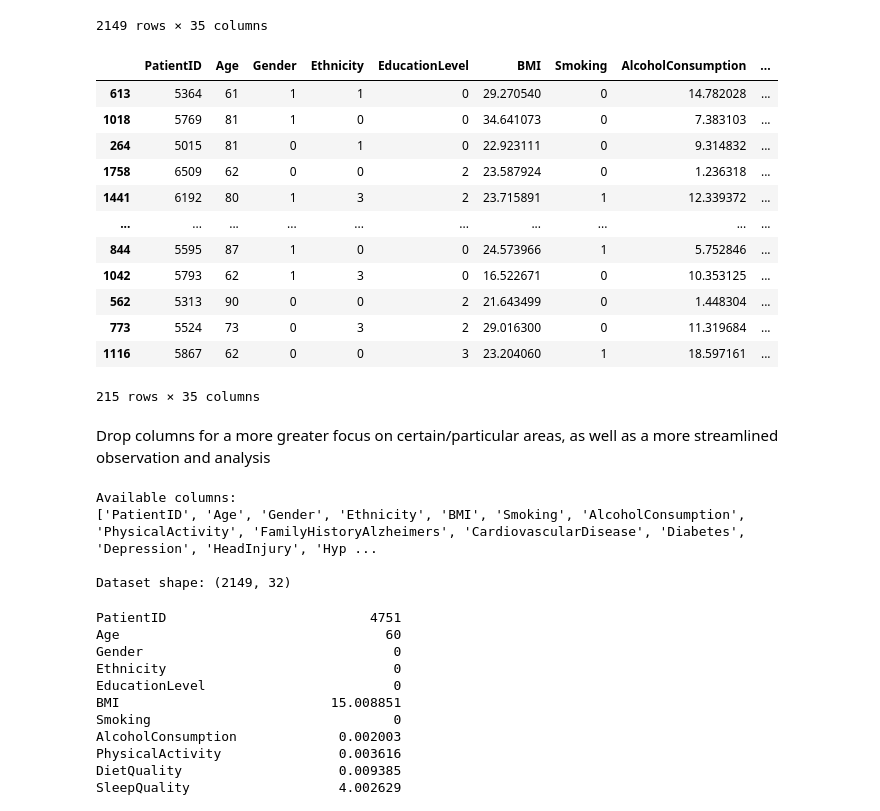
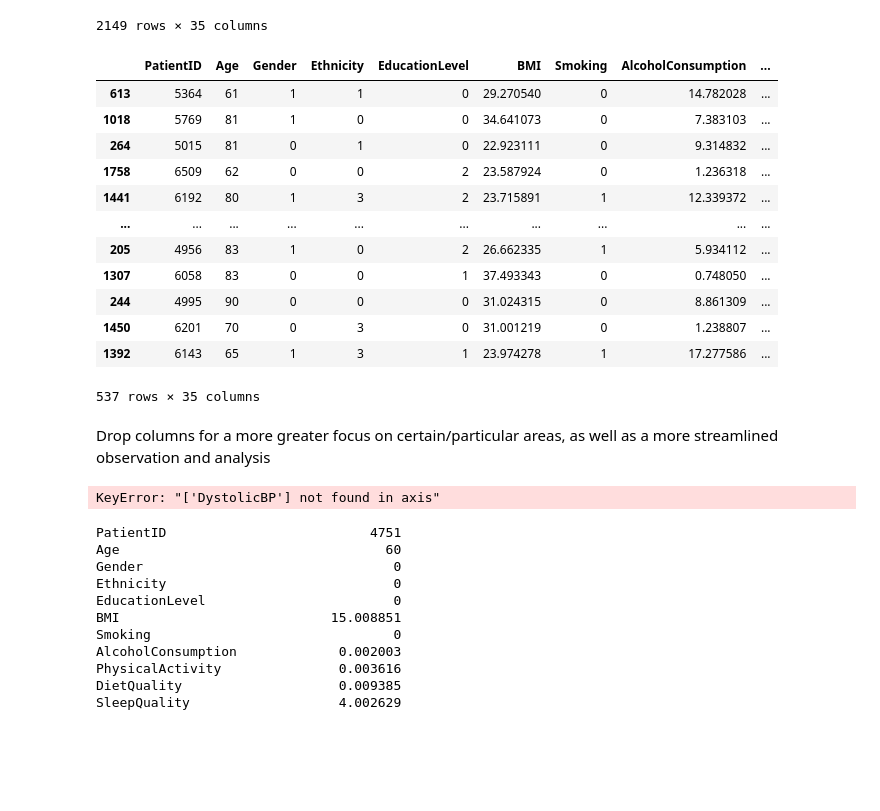
Before and after one commit to FrankiePB95/healthcare-and-public-health, a Jupyter notebook: jupyter_notebooks/Notebook_Template.ipynb, the cells around one changed output. Drawn from its saved outputs; the diff is of its cells as text; code cells hidden in the pictures; blank space fills up the shorter version.

Commit message:
load the sampled state to a new variable as the current dataframe, update markdown and drop further columns

```diff
--- a/jupyter_notebooks/Notebook_Template.ipynb
+++ b/jupyter_notebooks/Notebook_Template.ipynb
@@ -154,25 +155,26 @@ df
 | 2148 | 6899 | 72 | 0 | 0 | 2 | 33.289738 | 0 | 7.890703 | ... |
 2149 rows × 35 columns
 # %%
-df.sample(frac=0.1, random_state=10)
+df = df.sample(frac=0.25, random_state=10)
+df
 # %% [output]
 |  | PatientID | Age | Gender | Ethnicity | EducationLevel | BMI | Smoking | AlcoholConsumption | ... |
 | 613 | 5364 | 61 | 1 | 1 | 0 | 29.270540 | 0 | 14.782028 | ... |
 | 1018 | 5769 | 81 | 1 | 0 | 0 | 34.641073 | 0 | 7.383103 | ... |
 | 264 | 5015 | 81 | 0 | 1 | 0 | 22.923111 | 0 | 9.314832 | ... |
 | 1758 | 6509 | 62 | 0 | 0 | 2 | 23.587924 | 0 | 1.236318 | ... |
 | 1441 | 6192 | 80 | 1 | 3 | 2 | 23.715891 | 1 | 12.339372 | ... |
 | ... | ... | ... | ... | ... | ... | ... | ... | ... | ... |
-| 844 | 5595 | 87 | 1 | 0 | 0 | 24.573966 | 1 | 5.752846 | ... |
-| 1042 | 5793 | 62 | 1 | 3 | 0 | 16.522671 | 0 | 10.353125 | ... |
-| 562 | 5313 | 90 | 0 | 0 | 2 | 21.643499 | 0 | 1.448304 | ... |
-| 773 | 5524 | 73 | 0 | 3 | 2 | 29.016300 | 0 | 11.319684 | ... |
-| 1116 | 5867 | 62 | 0 | 0 | 3 | 23.204060 | 1 | 18.597161 | ... |
+| 205 | 4956 | 83 | 1 | 0 | 2 | 26.662335 | 1 | 5.934112 | ... |
+| 1307 | 6058 | 83 | 0 | 0 | 1 | 37.493343 | 0 | 0.748050 | ... |
+| 244 | 4995 | 90 | 0 | 0 | 0 | 31.024315 | 0 | 8.861309 | ... |
+| 1450 | 6201 | 70 | 0 | 3 | 0 | 31.001219 | 0 | 1.238807 | ... |
+| 1392 | 6143 | 65 | 1 | 3 | 1 | 23.974278 | 1 | 17.277586 | ... |
-215 rows × 35 columns
+537 rows × 35 columns
 # %% [markdown]
 Drop columns for a more greater focus on certain/particular areas, as well as a more streamlined observation and analysis
 # %%
-df = df.drop(columns=["EducationLevel", "DietQuality", "SleepQuality", "Diabetes", "Hypertension"])
+df = df.drop(columns=["EducationLevel", "DietQuality", "SleepQuality", "Diabetes", "Hypertension", "SystolicBP", "DystolicBP", "CholesterolLDL", "CholesterolHDL", "CholesterolTriglycerides", "Confusion", "DifficultyCompletingTasks", "Forgetfulness"])
 # Drop columns - specify column names you want to remove
 # Example: df = df.drop(['column1', 'column2'], axis=1)
 # Or use columns parameter: df = df.drop(columns=['column1', 'column2'])
@@ -182,10 +184,7 @@ print("Available columns:")
 print(df.columns.tolist())
 print(f"\nDataset shape: {df.shape}")
 # %% [output]
-Available columns:
-['PatientID', 'Age', 'Gender', 'Ethnicity', 'BMI', 'Smoking', 'AlcoholConsumption', 'PhysicalActivity', 'FamilyHistoryAlzheimers', 'CardiovascularDisease', 'Diabetes', 'Depression', 'HeadInjury', 'Hyp ...
-
-Dataset shape: (2149, 32)
+KeyError: "['DystolicBP'] not found in axis"
 # %%
 # Example: Drop specific columns (uncomment and modify as needed)
 # Method 1: Drop by column names
```
Also changed, not shown: parts of 1 cell of this notebook.
